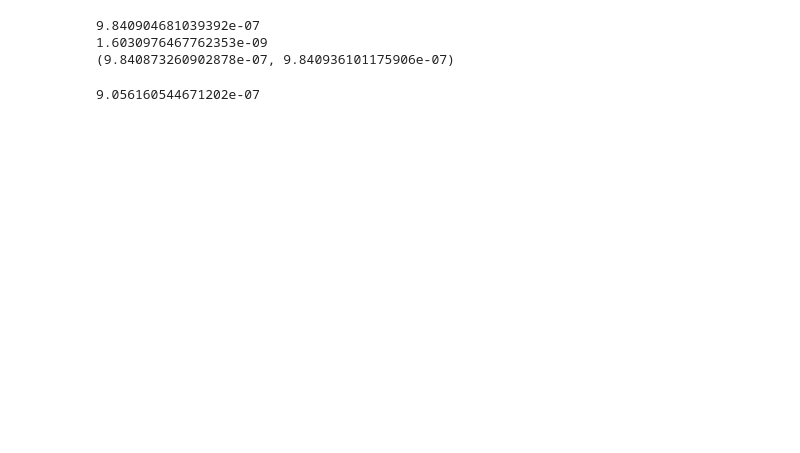
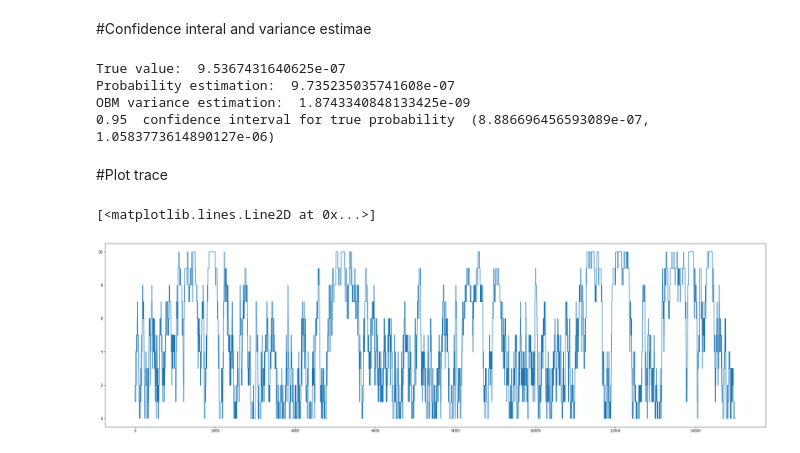
Before and after one commit to wlad111/small_probs, a Jupyter notebook: notebooks/example_strings.ipynb, the cells around one changed output. Cells and saved outputs as stored; diff of their text form; code cells hidden in the pictures; blank space fills up the shorter version.

```diff
--- a/notebooks/example_strings.ipynb
+++ b/notebooks/example_strings.ipynb
@@ -30,7 +96,7 @@ class string2:
 # %%
 s2 = string2(10)
 
-ps = ProbabilityEstimator(p=None, scorefun=s2.score, proposal=s2.proposal, default_val=s2.state_fixed, initial_weights=np.array([2] * 11))
+ps = ProbabilityEstimator(p=None, scorefun=s2.score, proposal=s2.proposal, default_val=s2.state_fixed, initial_weights=np.array([2] * 11), save_trace=True)
 ps.estimate_between(10, 11)
 # %% [output]
 Sequential sampling (1 chains in 1 job)
@@ -56,13 +107,22 @@ GenericCatMetropolis: [S]
+# %% [markdown]
+#Confidence interal and variance estimae
 # %%
-print(ps.prob)
-print(ps.var)
-print(ps.confint())
+print("True value: ", 1/4**10)
+print("Probability estimation: ", ps.prob)
+print("OBM variance estimation: ", ps.var)
+print(gamma, " confidence interval for true probability ", ps.confint(0.95))
 # %% [output]
-9.840904681039392e-07
-1.6030976467762353e-09
-(9.840873260902878e-07, 9.840936101175906e-07)
+True value:  9.5367431640625e-07
+Probability estimation:  9.735235035741608e-07
+OBM variance estimation:  1.8743340848133425e-09
+0.95  confidence interval for true probability  (8.886696456593089e-07, 1.0583773614890127e-06)
-# %%
-z = norm.ppf(0.975)
-ps.prob - (z * np.sqrt(ps.var)) / np.sqrt(ps.n_samples)
-# %% [output]
-9.056160544671202e-07
+# %%
+trace = ps.score_trace
+# %% [markdown]
+#Plot trace
+# %%
+plt.figure(figsize=(35,10))
+plt.plot(trace[-15000:])
+# %% [output]
+[<matplotlib.lines.Line2D at 0x...>]
+[figure, added]
```
Also changed, not shown: parts of 10 cells of this notebook.
